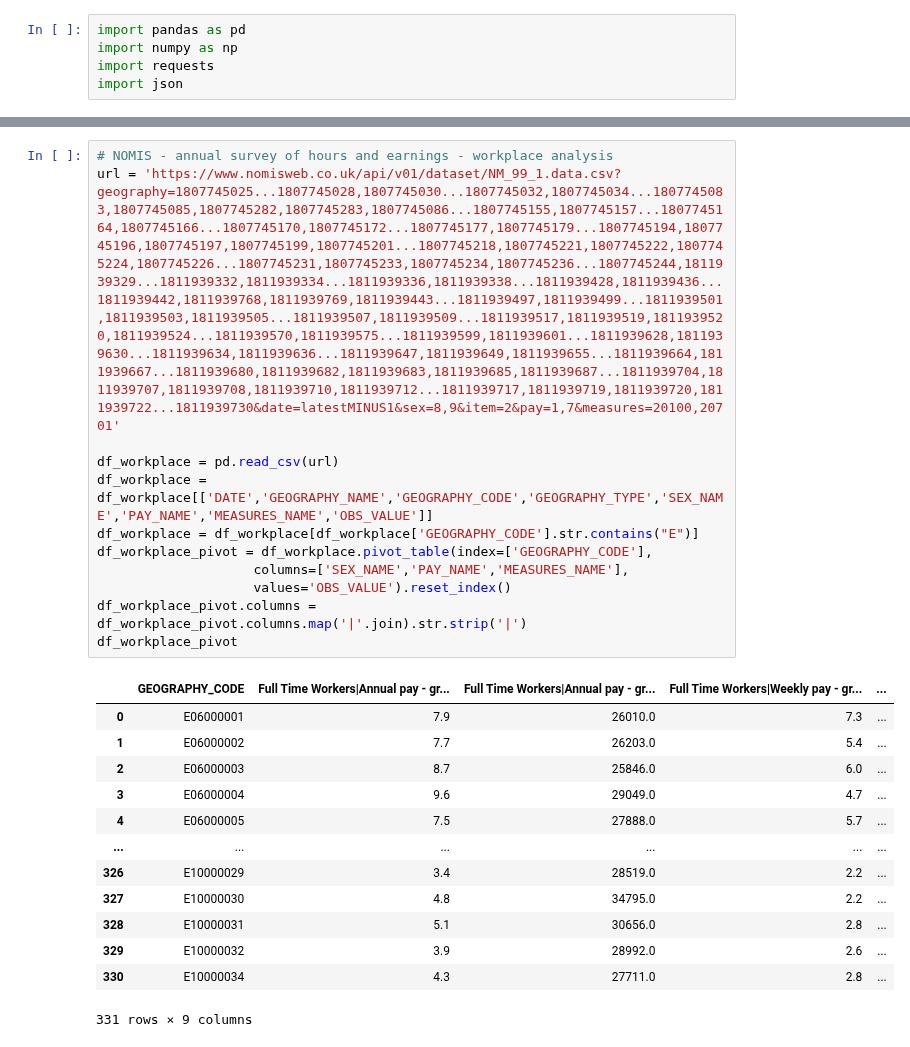
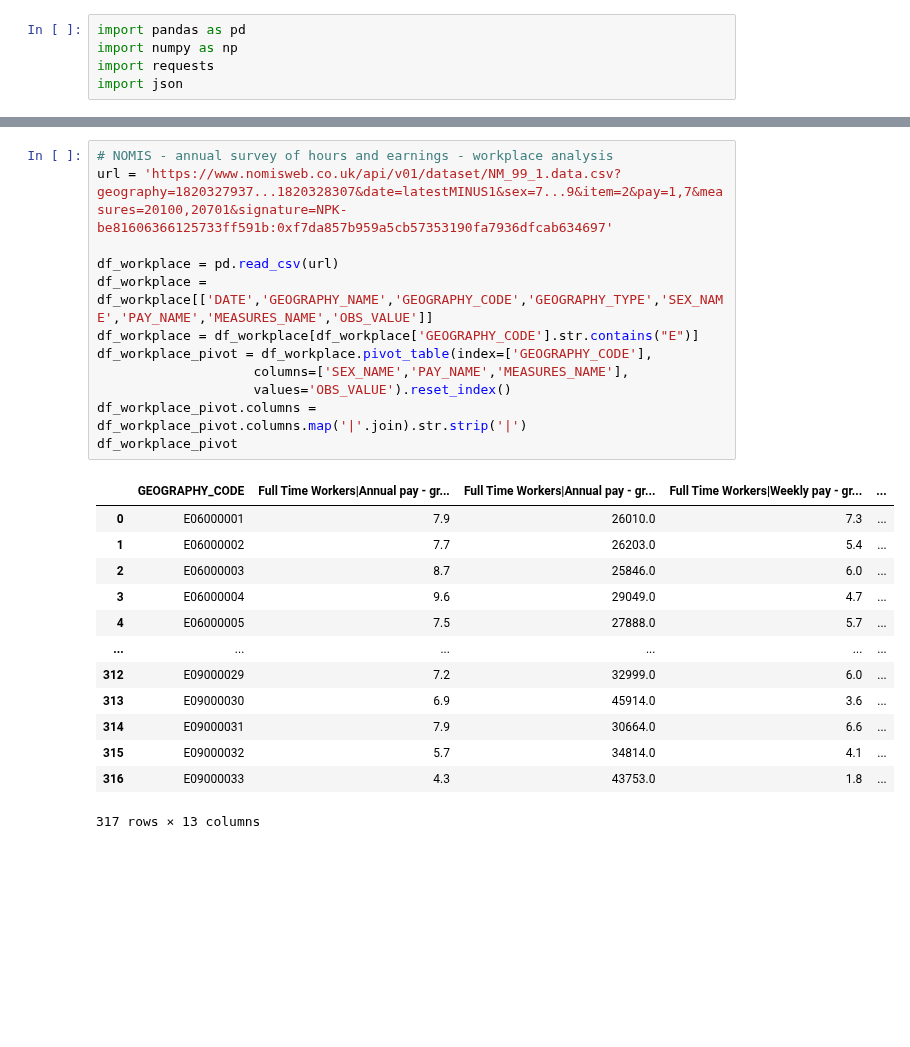
Before and after one commit to craig-shenton/nomis-workforce-clustering, a Jupyter notebook: nomis_data.ipynb, the cells around one changed output, grey strips where cells are left out. Drawn from its saved outputs; the diff is of its cells as text; blank space fills up the shorter version.

```diff
--- a/nomis_data.ipynb
+++ b/nomis_data.ipynb
@@ -106,28 +60,28 @@ array(['% in employment working full-time - aged 16-64',
 # %%
 # NOMIS - annual survey of hours and earnings - workplace analysis
-url = 'https://www.nomisweb.co.uk/api/v01/dataset/NM_99_1.data.csv?geography=1807745025...1807745028,1807745030...1807745032,1807745034...1807745083,1807745085,1807745282,1807745283,1807745086...1807745155,1807745157...1807745164,1807745166...1807745170,1807745172...1807745177,1807745179...1807745194,1807745196,1807745197,1807745199,1807745201...1807745218,1807745221,1807745222,1807745224,1807745226...1807745231,1807745233,1807745234,1807745236...1807745244,1811939329...1811939332,1811939334...1811939336,1811939338...1811939428,1811939436...1811939442,1811939768,1811939769,1811939443...1811939497,1811939499...1811939501,1811939503,1811939505...1811939507,1811939509...1811939517,1811939519,1811939520,1811939524...1811939570,1811939575...1811939599,1811939601...1811939628,1811939630...1811939634,1811939636...1811939647,1811939649,1811939655...1811939664,1811939667...1811939680,1811939682,1811939683,1811939685,1811939687...1811939704,1811939707,1811939708,1811939710,1811939712...1811939717,1811939719,1811939720,1811939722...1811939730&date=latestMINUS1&sex=8,9&item=2&pay=1,7&measures=20100,20701'
+url = 'https://www.nomisweb.co.uk/api/v01/dataset/NM_99_1.data.csv?geography=1820327937...1820328307&date=latestMINUS1&sex=7...9&item=2&pay=1,7&measures=20100,20701&signature=NPK-be81606366125733ff591b:0xf7da857b959a5cb57353190fa7936dfcab634697'
 
 df_workplace = pd.read_csv(url)
 df_workplace = df_workplace[['DATE','GEOGRAPHY_NAME','GEOGRAPHY_CODE','GEOGRAPHY_TYPE','SEX_NAME','PAY_NAME','MEASURES_NAME','OBS_VALUE']]
 df_workplace = df_workplace[df_workplace['GEOGRAPHY_CODE'].str.contains("E")]
 df_workplace_pivot = df_workplace.pivot_table(index=['GEOGRAPHY_CODE'],
                     columns=['SEX_NAME','PAY_NAME','MEASURES_NAME'],
                     values='OBS_VALUE').reset_index()
 df_workplace_pivot.columns = df_workplace_pivot.columns.map('|'.join).str.strip('|')
 df_workplace_pivot
 # %% [output]
 |  | GEOGRAPHY_CODE | Full Time Workers|Annual pay - gr... | Full Time Workers|Annual pay - gr... | Full Time Workers|Weekly pay - gr... | ... |
 | 0 | E06000001 | 7.9 | 26010.0 | 7.3 | ... |
 | 1 | E06000002 | 7.7 | 26203.0 | 5.4 | ... |
 | 2 | E06000003 | 8.7 | 25846.0 | 6.0 | ... |
 | 3 | E06000004 | 9.6 | 29049.0 | 4.7 | ... |
 | 4 | E06000005 | 7.5 | 27888.0 | 5.7 | ... |
 | ... | ... | ... | ... | ... | ... |
-| 326 | E10000029 | 3.4 | 28519.0 | 2.2 | ... |
-| 327 | E10000030 | 4.8 | 34795.0 | 2.2 | ... |
-| 328 | E10000031 | 5.1 | 30656.0 | 2.8 | ... |
-| 329 | E10000032 | 3.9 | 28992.0 | 2.6 | ... |
-| 330 | E10000034 | 4.3 | 27711.0 | 2.8 | ... |
+| 312 | E09000029 | 7.2 | 32999.0 | 6.0 | ... |
+| 313 | E09000030 | 6.9 | 45914.0 | 3.6 | ... |
+| 314 | E09000031 | 7.9 | 30664.0 | 6.6 | ... |
+| 315 | E09000032 | 5.7 | 34814.0 | 4.1 | ... |
+| 316 | E09000033 | 4.3 | 43753.0 | 1.8 | ... |
-331 rows × 9 columns
+317 rows × 13 columns
 # %%
 # NOMIS - jobs density
```
Also changed, not shown: parts of 13 cells of this notebook, 2 other files.
